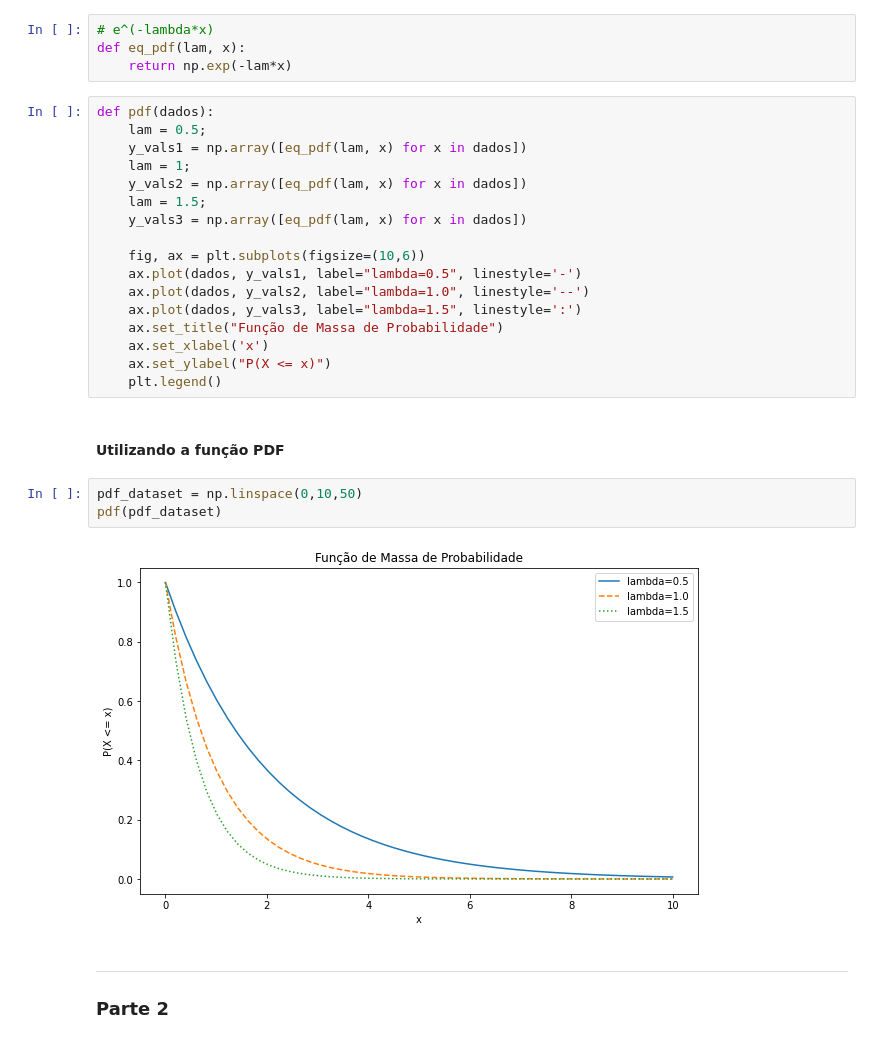
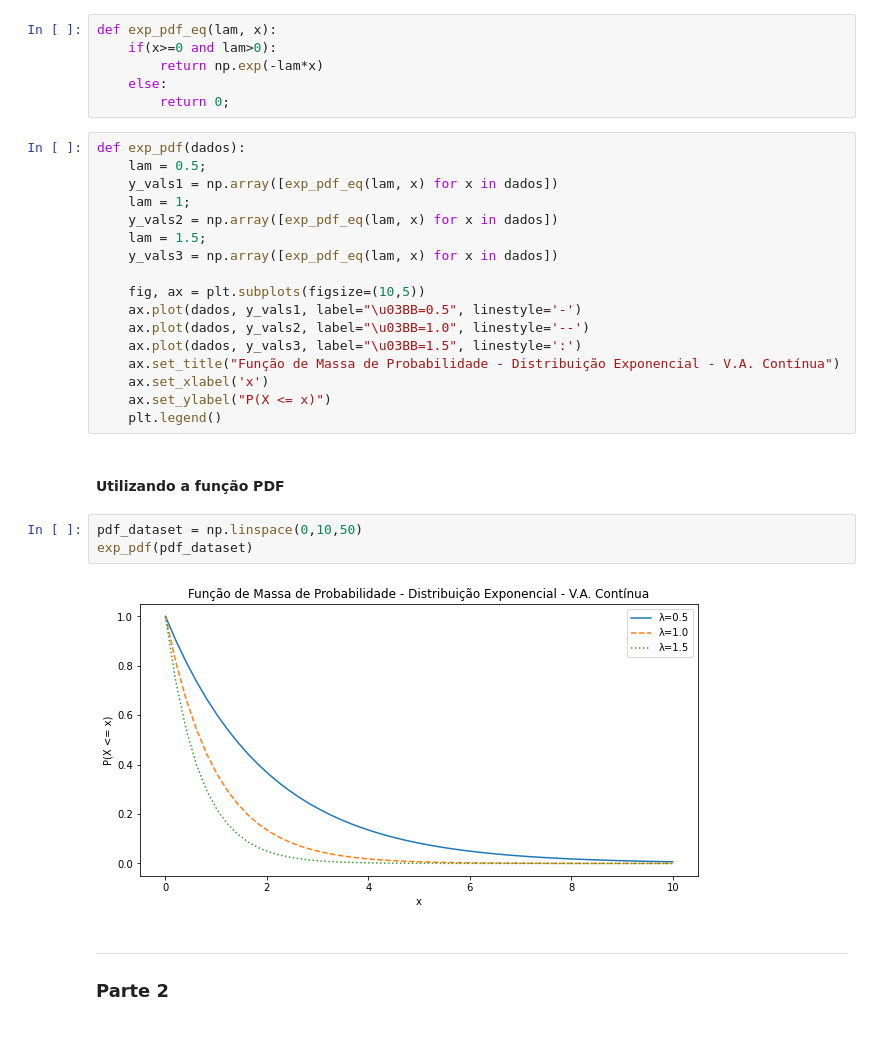
Before and after one commit to arthurgonze/ADS, a Jupyter notebook: mq_02.ipynb, the cells around one changed output. Cells and saved outputs as stored; diff of their text form.

```diff
--- a/mq_02.ipynb
+++ b/mq_02.ipynb
@@ -79,21 +141,23 @@ pmf(cdf_dataset)
 # %%
-# e^(-lambda*x)
-def eq_pdf(lam, x):
-    return np.exp(-lam*x)
+def exp_pdf_eq(lam, x):
+    if(x>=0 and lam>0):
+        return np.exp(-lam*x)
+    else:
+        return 0;
 # %%
-def pdf(dados):
+def exp_pdf(dados):
     lam = 0.5;
-    y_vals1 = np.array([eq_pdf(lam, x) for x in dados])
+    y_vals1 = np.array([exp_pdf_eq(lam, x) for x in dados])
     lam = 1;
-    y_vals2 = np.array([eq_pdf(lam, x) for x in dados])
+    y_vals2 = np.array([exp_pdf_eq(lam, x) for x in dados])
     lam = 1.5;
-    y_vals3 = np.array([eq_pdf(lam, x) for x in dados])
+    y_vals3 = np.array([exp_pdf_eq(lam, x) for x in dados])
 
-    fig, ax = plt.subplots(figsize=(10,6))
-    ax.plot(dados, y_vals1, label="lambda=0.5", linestyle='-')
-    ax.plot(dados, y_vals2, label="lambda=1.0", linestyle='--')
-    ax.plot(dados, y_vals3, label="lambda=1.5", linestyle=':')
-    ax.set_title("Função de Massa de Probabilidade")
+    fig, ax = plt.subplots(figsize=(10,5))
+    ax.plot(dados, y_vals1, label="\u03BB=0.5", linestyle='-')
+    ax.plot(dados, y_vals2, label="\u03BB=1.0", linestyle='--')
+    ax.plot(dados, y_vals3, label="\u03BB=1.5", linestyle=':')
+    ax.set_title("Função de Massa de Probabilidade - Distribuição Exponencial - V.A. Contínua")
     ax.set_xlabel('x')
     ax.set_ylabel("P(X <= x)")
     plt.legend()
@@ -101,9 +165,9 @@ def pdf(dados):
 #### Utilizando a função PDF
 # %%
 pdf_dataset = np.linspace(0,10,50)
-pdf(pdf_dataset)
+exp_pdf(pdf_dataset)
 # %% [output]
-[figure, old version]
+[figure, new version]
 # %% [markdown]
 -----------------------------------------------------------------
 ### Parte 2
```
Also changed, not shown: parts of 28 cells of this notebook.
